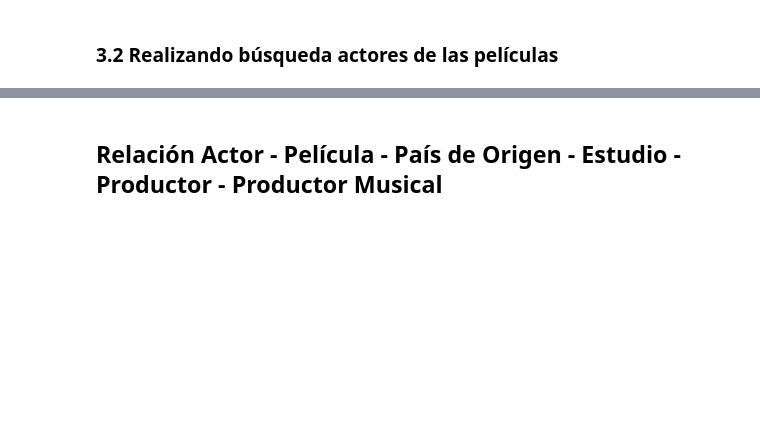
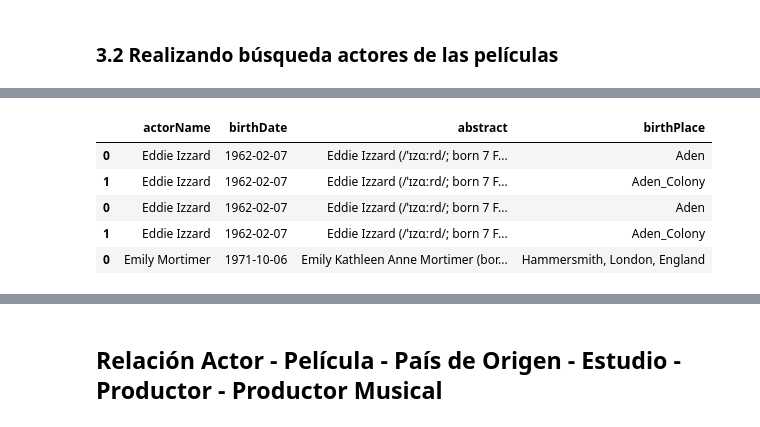
Before and after one commit to antoniomata99/BigData-SemanticEnrichment, a Jupyter notebook: Laboratorio.ipynb, the cells around one changed output, grey strips where cells are left out. Cells and saved outputs as stored; diff of their text form; code cells hidden in the pictures; blank space fills up the shorter version.

```diff
--- a/Laboratorio.ipynb
+++ b/Laboratorio.ipynb
@@ -164,0 +248,9 @@ dataframe.iloc[1: , :]['new_starring'].unique()
+# %%
+df_persona.head(5)
+# %% [output]
+|  | actorName | birthDate | abstract | birthPlace |
+| 0 | Eddie Izzard | 1962-02-07 | Eddie Izzard (/ˈɪzɑːrd/; born 7 F... | Aden |
+| 1 | Eddie Izzard | 1962-02-07 | Eddie Izzard (/ˈɪzɑːrd/; born 7 F... | Aden_Colony |
+| 0 | Eddie Izzard | 1962-02-07 | Eddie Izzard (/ˈɪzɑːrd/; born 7 F... | Aden |
+| 1 | Eddie Izzard | 1962-02-07 | Eddie Izzard (/ˈɪzɑːrd/; born 7 F... | Aden_Colony |
+| 0 | Emily Mortimer | 1971-10-06 | Emily Kathleen Anne Mortimer (bor... | Hammersmith, London, England |
```
Also changed, not shown: parts of 23 cells of this notebook.
